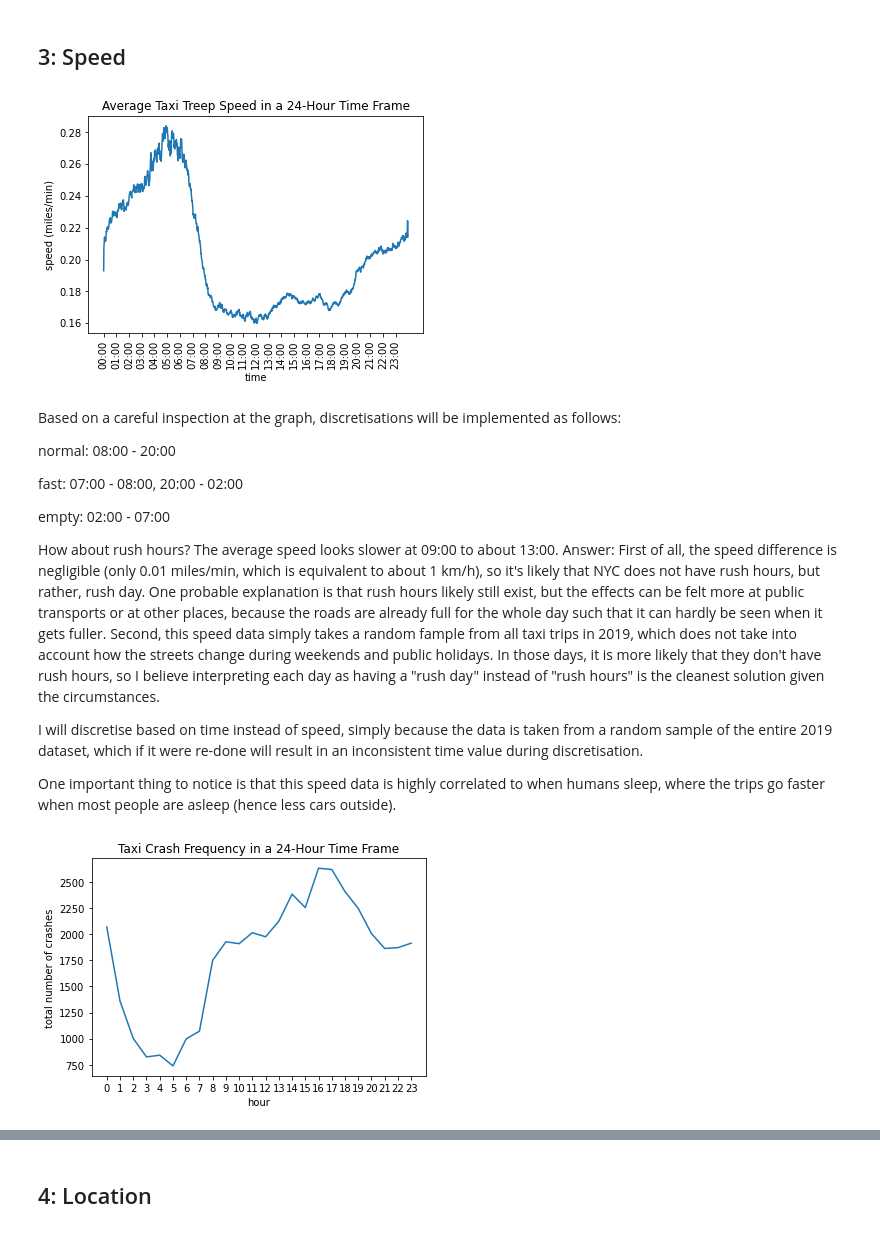
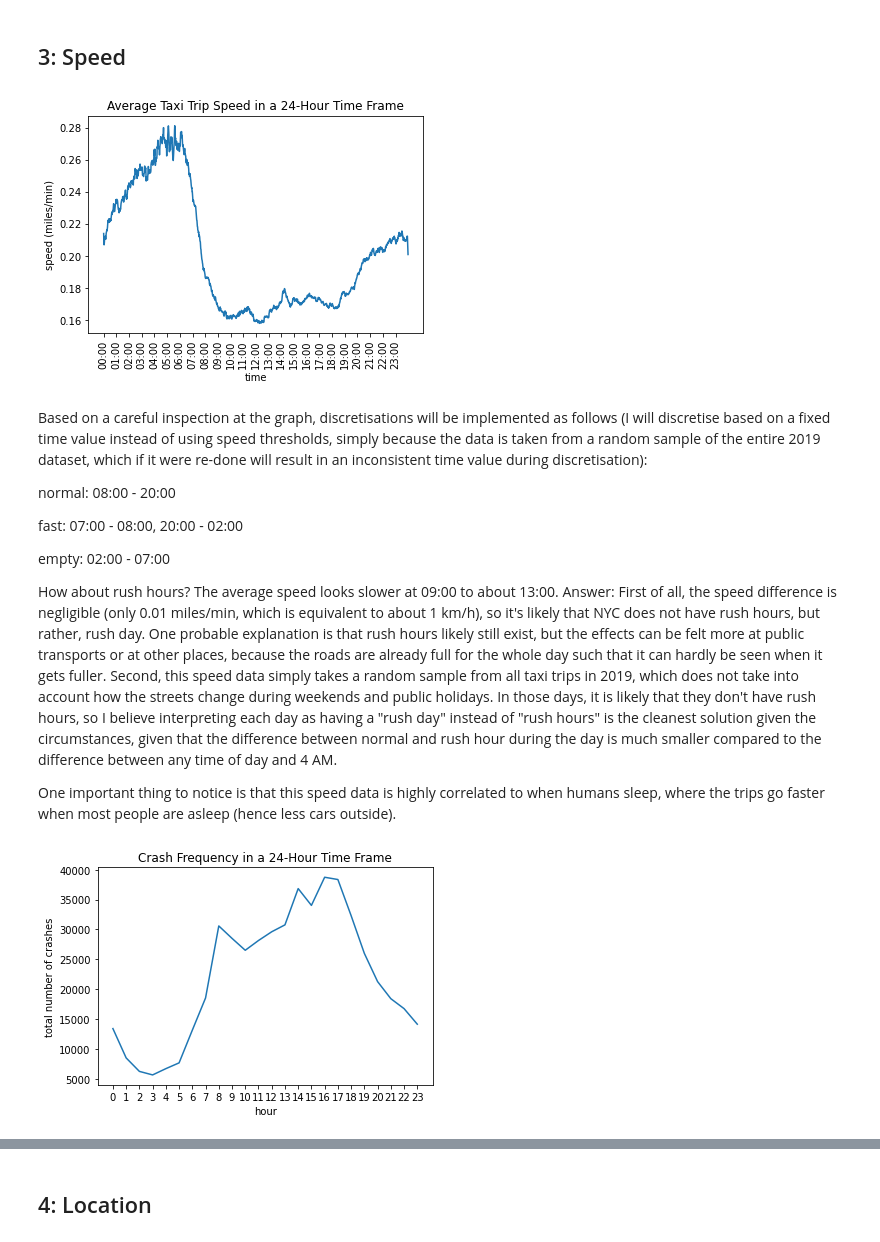
Before and after one commit to MAST30034-Applied-Data-Science/mast30034-project-1-aeross, a Jupyter notebook: notebooks/preprocess2.ipynb, the cells around one changed output, grey strips where cells are left out. Cells and saved outputs as stored; diff of their text form; code cells hidden in the pictures.

```diff
--- a/notebooks/preprocess2.ipynb
+++ b/notebooks/preprocess2.ipynb
@@ -54,13 +54,3 @@ Data columns (total 23 columns):
  22  VEHICLE TYPE CODE 5            2335 non-null    object
 dtypes: datetime64[ns](1), float64(4), int64(6), object(12)
 memory usage: 123.4+ MB
-# %%
-# I've taken a look at all the distinct values for vehicle type codes, and vehicles involving taxis are labelled "Taxi"
-#df["VEHICLE TYPE CODE 1"].unique()
-
-# find out how many crashes involve taxis
-total_crashes = df.shape[0]
-df = df.loc[(df["VEHICLE TYPE CODE 1"] == "Taxi") | (df["VEHICLE TYPE CODE 2"] == "Taxi")| (df["VEHICLE TYPE CODE 3"] == "Taxi") \
-    | (df["VEHICLE TYPE CODE 4"] == "Taxi") | (df["VEHICLE TYPE CODE 5"] == "Taxi")]
-
-df.sample(5)
@@ -230,12 +191,12 @@ plt.plot(minute3, sdf["avg_speed"])
 ticks = plt.xticks(minute3[::60], rotation=90)
 plt.xlabel("time")
 plt.ylabel("speed (miles/min)")
-plt.title("Average Taxi Treep Speed in a 24-Hour Time Frame")
+plt.title("Average Taxi Trip Speed in a 24-Hour Time Frame")
 plt.savefig("../plots/speed.png")
 # %% [output]
-[figure, old version]
+[figure, new version]
 # %% [markdown]
-Based on a careful inspection at the graph, discretisations will be implemented as follows:
+Based on a careful inspection at the graph, discretisations will be implemented as follows (I will discretise based on a fixed time value instead of using speed thresholds, simply because the data is taken from a random sample of the entire 2019 dataset, which if it were re-done will result in an inconsistent time value during discretisation):
 
 normal: 08:00 - 20:00
 
@@ -244,37 +205,36 @@ fast: 07:00 - 08:00, 20:00 - 02:00
 empty: 02:00 - 07:00
 
 How about rush hours? The average speed looks slower at 09:00 to about 13:00.
-Answer: First of all, the speed difference is negligible (only 0.01 miles/min, which is equivalent to about 1 km/h), so it's likely that NYC does not have rush hours, but rather, rush day. One probable explanation is that rush hours likely still exist, but the effects can be felt more at public transports or at other places, because the roads are already full for the whole day such that it can hardly be seen when it gets fuller. Second, this speed data simply takes a random fample from all taxi trips in 2019, which does not take into account how the streets change during weekends and public holidays. In those days, it is more likely that they don't have rush hours, so I believe interpreting each day as having a "rush day" instead of "rush hours" is the cleanest solution given the circumstances.
+Answer: First of all, the speed difference is negligible (only 0.01 miles/min, which is equivalent to about 1 km/h), so it's likely that NYC does not have rush hours, but rather, rush day. One probable explanation is that rush hours likely still exist, but the effects can be felt more at public transports or at other places, because the roads are already full for the whole day such that it can hardly be seen when it gets fuller. Second, this speed data simply takes a random sample from all taxi trips in 2019, which does not take into account how the streets change during weekends and public holidays. In those days, it is likely that they don't have rush hours, so I believe interpreting each day as having a "rush day" instead of "rush hours" is the cleanest solution given the circumstances, given that the difference between normal and rush hour during the day is much smaller compared to the difference between any time of day and 4 AM.
 
-I will discretise based on time instead of speed, simply because the data is taken from a random sample of the entire 2019 dataset, which if it were re-done will result in an inconsistent time value during discretisation.
 
 One important thing to notice is that this speed data is highly correlated to when humans sleep, where the trips go faster when most people are asleep (hence less cars outside).
 # %%
 # compare that to crash frequency
 hour = [0, 1, 2, 3, 4, 5, 6, 7, 8, 9, 10, 11, 12, 13, 14, 15, 16, 17, 18, 19, 20, 21, 22, 23]
 crash_freq = []
 for time in range(0, 24):
     crash_num = 0
     for i in range(fdf.shape[0]):
         if time < 9:
             if (crash_time[i] > f"0{time}:00") and (crash_time[i] < f"0{time+1}:00"):
                 crash_num += 1
         elif time == 9:
             if (crash_time[i] > f"0{time}:00") and (crash_time[i] < f"{time+1}:00"):
                 crash_num += 1
         else:
             if (crash_time[i] > f"{time}:00") and (crash_time[i] < f"{time+1}:00"):
                 crash_num += 1
     crash_freq.append(crash_num)
 
 plt.plot(hour, crash_freq)
 ticks = plt.xticks(hour)
 plt.xlabel("hour")
 plt.ylabel("total number of crashes")
-plt.title("Taxi Crash Frequency in a 24-Hour Time Frame")
+plt.title("Crash Frequency in a 24-Hour Time Frame")
 plt.savefig("../plots/crash_freq.png")
 # %% [output]
-[figure, old version]
+[figure, new version]
 # %%
 # discretise
 speed = []
```
Also changed, not shown: parts of 17 cells of this notebook, 9 other files.
